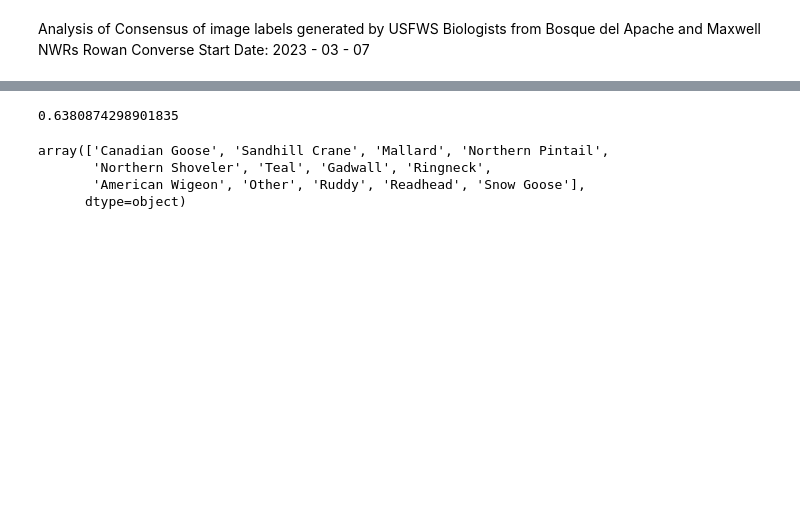
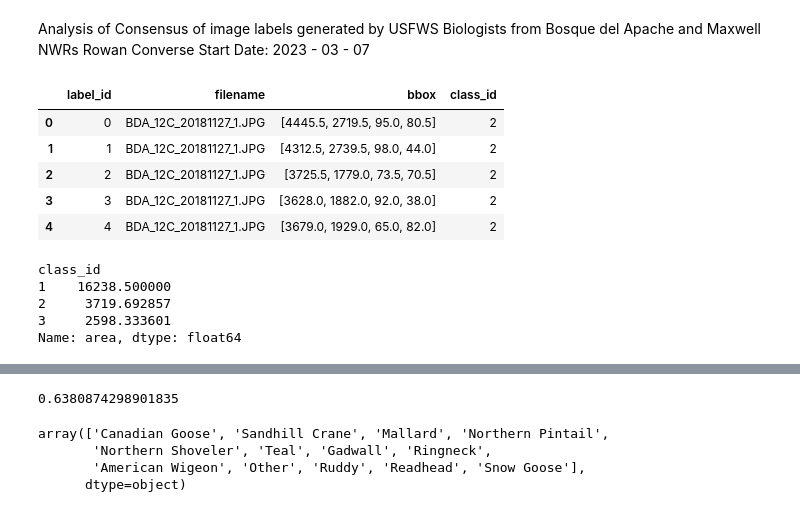
Before and after one commit to rowanoaktree/label-consensus-analysis, a Jupyter notebook: expertconsensus.ipynb, the cells around one changed output, grey strips where cells are left out. Drawn from its saved outputs; the diff is of its cells as text; code cells hidden in the pictures; blank space fills up the shorter version.

```diff
--- a/expertconsensus.ipynb
+++ b/expertconsensus.ipynb
@@ -39,3 +39,12 @@ refinedpath = "/Users/rowanconverse/Library/CloudStorage/OneDrive-UniversityofNe
 with open(refinedpath) as f:
   ref = pd.read_csv(f)
   ref['bbox'] = ref['bbox'].apply(ast.literal_eval)
+# %%
+ref.head()
+# %% [output]
+|  | label_id | filename | bbox | class_id |
+| 0 | 0 | BDA_12C_20181127_1.JPG | [4445.5, 2719.5, 95.0, 80.5] | 2 |
+| 1 | 1 | BDA_12C_20181127_1.JPG | [4312.5, 2739.5, 98.0, 44.0] | 2 |
+| 2 | 2 | BDA_12C_20181127_1.JPG | [3725.5, 1779.0, 73.5, 70.5] | 2 |
+| 3 | 3 | BDA_12C_20181127_1.JPG | [3628.0, 1882.0, 92.0, 38.0] | 2 |
+| 4 | 4 | BDA_12C_20181127_1.JPG | [3679.0, 1929.0, 65.0, 82.0] | 2 |
@@ -42,3 +58,11 @@ with open(refinedpath) as f:
+# %%
+ref.groupby("class_id")["area"].mean()
+# %% [output]
+class_id
+1    16238.500000
+2     3719.692857
+3     2598.333601
+Name: area, dtype: float64
 # %%
 #Calculating IOU for each individual box in the dataset to make a per-label score
 from shapely.geometry import box
```
Also changed, not shown: parts of 1 cell of this notebook.
